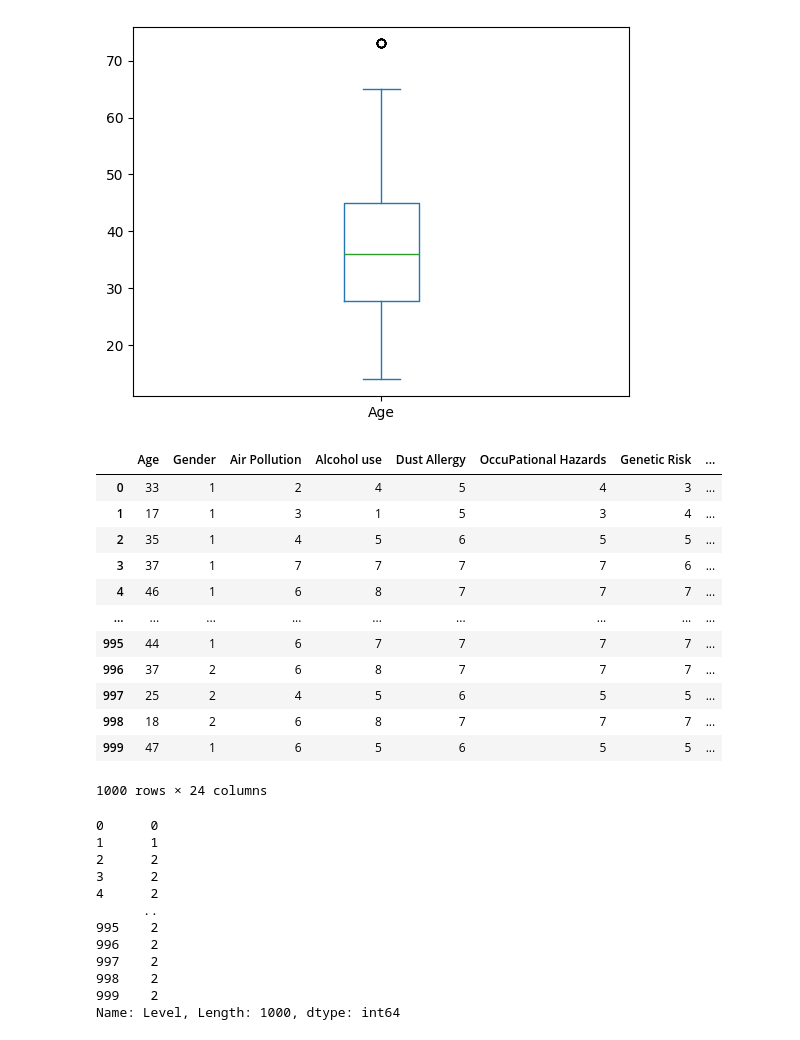
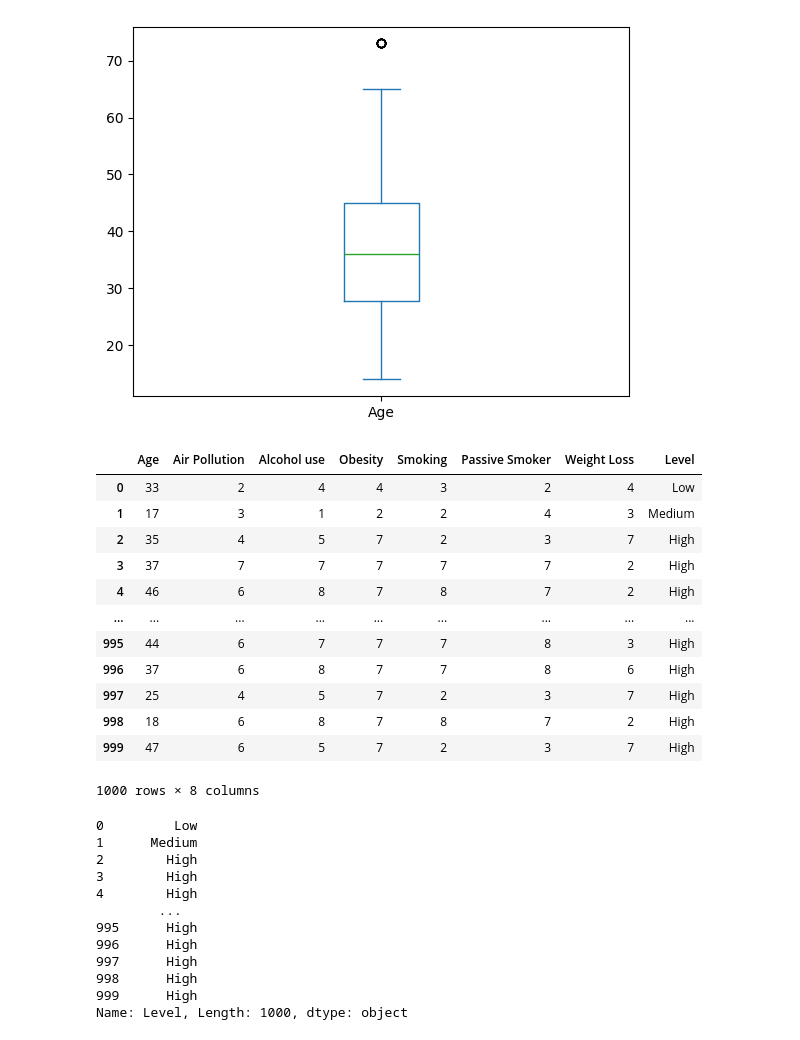
Before and after one commit to MarekVaris/Lung_Cancer_Prediction, a Jupyter notebook: numeric_classification.ipynb, the cells around one changed output. Saved outputs shown, nothing was run; the diff lists cells and outputs as text; code cells hidden in the pictures.

```diff
--- a/numeric_classification.ipynb
+++ b/numeric_classification.ipynb
@@ -40,40 +40,40 @@ patients['Age'].plot.box()
 [figure]
 # %%
 # removed empty columns and not needed
-patients.drop(['index', 'Patient Id'], axis=1, inplace = True)
+patients.drop(['index', 'Patient Id','Gender','Dust Allergy','OccuPational Hazards','Genetic Risk','chronic Lung Disease','Balanced Diet','Chest Pain','Coughing of Blood','Fatigue','Shortness of Breath','Wheezing','Swallowing Difficulty','Clubbing of Finger Nails','Frequent Cold','Dry Cough','Snoring'], axis=1, inplace = True)
 patients
 # %% [output]
-|  | Age | Gender | Air Pollution | Alcohol use | Dust Allergy | OccuPational Hazards | Genetic Risk | ... |
-| 0 | 33 | 1 | 2 | 4 | 5 | 4 | 3 | ... |
-| 1 | 17 | 1 | 3 | 1 | 5 | 3 | 4 | ... |
-| 2 | 35 | 1 | 4 | 5 | 6 | 5 | 5 | ... |
-| 3 | 37 | 1 | 7 | 7 | 7 | 7 | 6 | ... |
-| 4 | 46 | 1 | 6 | 8 | 7 | 7 | 7 | ... |
+|  | Age | Air Pollution | Alcohol use | Obesity | Smoking | Passive Smoker | Weight Loss | Level |
+| 0 | 33 | 2 | 4 | 4 | 3 | 2 | 4 | Low |
+| 1 | 17 | 3 | 1 | 2 | 2 | 4 | 3 | Medium |
+| 2 | 35 | 4 | 5 | 7 | 2 | 3 | 7 | High |
+| 3 | 37 | 7 | 7 | 7 | 7 | 7 | 2 | High |
+| 4 | 46 | 6 | 8 | 7 | 8 | 7 | 2 | High |
 | ... | ... | ... | ... | ... | ... | ... | ... | ... |
-| 995 | 44 | 1 | 6 | 7 | 7 | 7 | 7 | ... |
-| 996 | 37 | 2 | 6 | 8 | 7 | 7 | 7 | ... |
-| 997 | 25 | 2 | 4 | 5 | 6 | 5 | 5 | ... |
-| 998 | 18 | 2 | 6 | 8 | 7 | 7 | 7 | ... |
-| 999 | 47 | 1 | 6 | 5 | 6 | 5 | 5 | ... |
+| 995 | 44 | 6 | 7 | 7 | 7 | 8 | 3 | High |
+| 996 | 37 | 6 | 8 | 7 | 7 | 8 | 6 | High |
+| 997 | 25 | 4 | 5 | 7 | 2 | 3 | 7 | High |
+| 998 | 18 | 6 | 8 | 7 | 8 | 7 | 2 | High |
+| 999 | 47 | 6 | 5 | 7 | 2 | 3 | 7 | High |
-1000 rows × 24 columns
+1000 rows × 8 columns
 # %%
 # fill missing values
 patients.fillna(patients.mean(), inplace=True)
 passengersCopy = patients.copy()
 patients['Level']
 # %% [output]
-0      0
-1      1
-2      2
-3      2
-4      2
-      ..
-995    2
-996    2
-997    2
-998    2
-999    2
-Name: Level, Length: 1000, dtype: int64
+0         Low
+1      Medium
+2        High
+3        High
+4        High
+        ...
+995      High
+996      High
+997      High
+998      High
+999      High
+Name: Level, Length: 1000, dtype: object
 # %%
 #what if some of columns were categorical instead numeric?
 # maps = {
```
Also changed, not shown: parts of 11 cells of this notebook, 7 other files.
